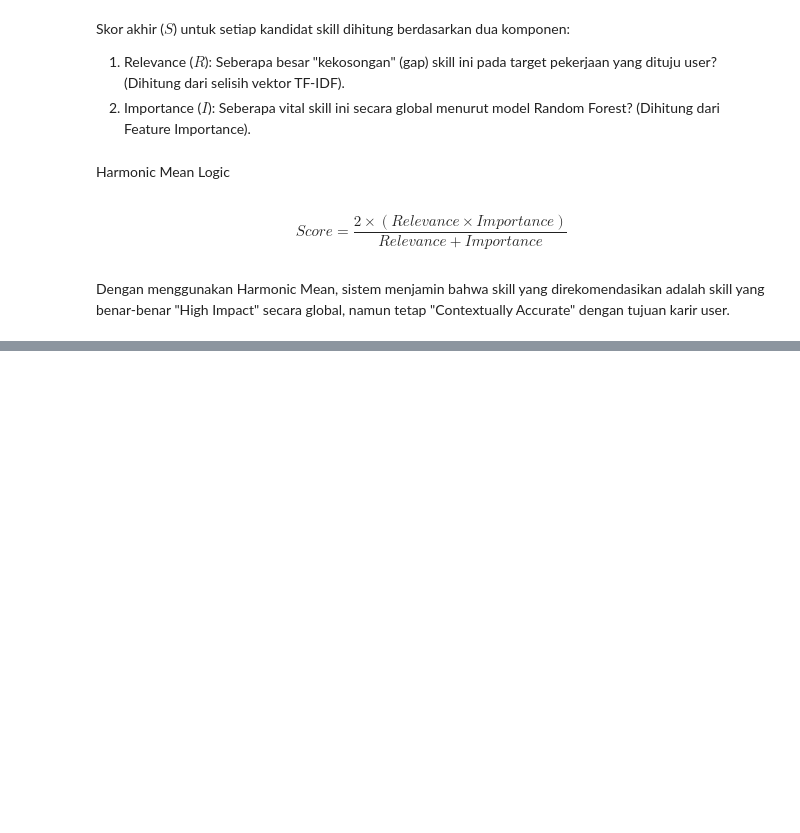
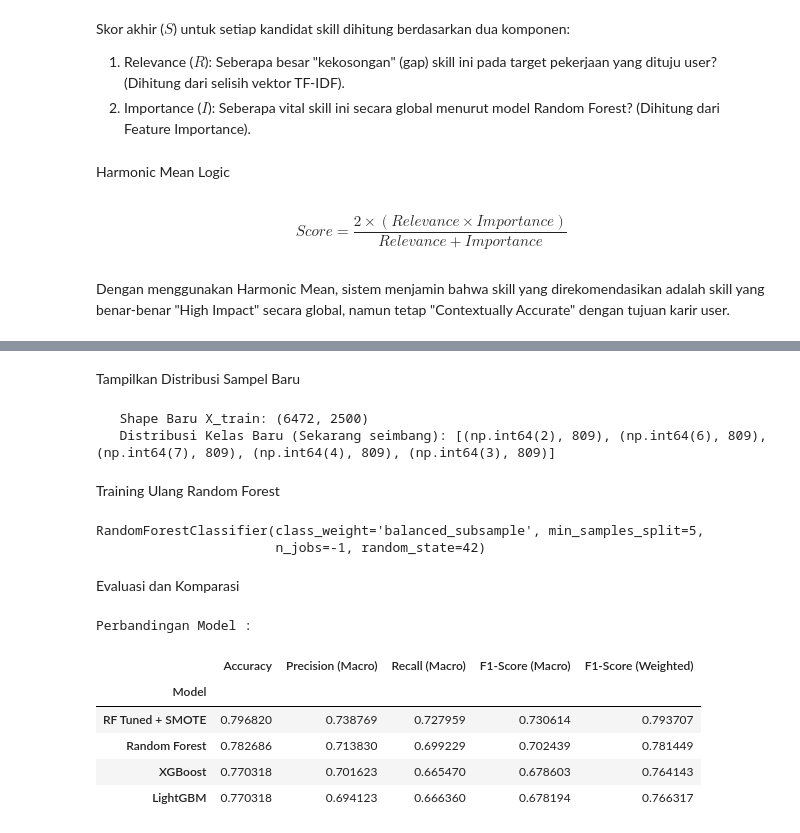
Before and after one commit to muhanangmahrub/Career-Path-Navigator, a Jupyter notebook: notebooks/abrar/notebook.ipynb, the cells around one changed output, grey strips where cells are left out. Cells and saved outputs as stored; diff of their text form; code cells hidden in the pictures; blank space fills up the shorter version.

```diff
--- a/notebooks/abrar/notebook.ipynb
+++ b/notebooks/abrar/notebook.ipynb
@@ -709,0 +1120,62 @@ gap_analyzer = SkillGapModule(tfidf, df_clean, global_importance_dict)
+# %% [markdown]
+Tampilkan Distribusi Sampel Baru
+# %%
+print(f"   Shape Baru X_train: {X_train_smote.shape}")
+print(f"   Distribusi Kelas Baru (Sekarang seimbang): {Counter(y_train_smote).most_common(5)}")
+# %% [output]
+   Shape Baru X_train: (6472, 2500)
+   Distribusi Kelas Baru (Sekarang seimbang): [(np.int64(2), 809), (np.int64(6), 809), (np.int64(7), 809), (np.int64(4), 809), (np.int64(3), 809)]
+# %% [markdown]
+Training Ulang Random Forest
+# %%
+# Menggunakan parameter terbaik dari tuning sebelumnya
+rf_tuned_smote = RandomForestClassifier(
+    n_estimators=100,
+    min_samples_split=5,
+    min_samples_leaf=1,
+    max_depth=None,              # Membiarkan pohon tumbuh maksimal
+    class_weight='balanced_subsample', # Tetap kita pakai sesuai request
+    random_state=42,
+    n_jobs=-1
+)
+
+# Train pada data yang SUDAH di-SMOTE
+rf_tuned_smote.fit(X_train_smote, y_train_smote)
+# %% [output]
+RandomForestClassifier(class_weight='balanced_subsample', min_samples_split=5,
+                       n_jobs=-1, random_state=42)
+# %% [markdown]
+Evaluasi dan Komparasi
+# %%
+# Hitung Metrik
+metrics_rf_tuned_smote = get_comprehensive_metrics(
+    rf_tuned_smote,
+    X_test_enc,
+    y_test_enc,
+    "RF Tuned + SMOTE"
+)
+
+# Gabungkan dengan hasil-hasil sebelumnya
+# Cek apakah tabel lama (df_comparison) ada
+if 'df_comparison' in locals():
+    # Ambil index lama reset jadi kolom biasa, lalu concat
+    final_comparison = pd.concat([df_comparison.reset_index(), pd.DataFrame([metrics_rf_tuned_smote])], ignore_index=True)
+    final_comparison = final_comparison.set_index('Model')
+else:
+    final_comparison = pd.DataFrame([metrics_rf_tuned_smote]).set_index('Model')
+
+# Urutkan dari F1-Macro Tertinggi ke Terendah
+final_comparison_sorted = final_comparison.sort_values('F1-Score (Macro)', ascending=False)
+
+print("Perbandingan Model :")
+
+# Tampilkan tabel polos (Standard Pandas Display)
+display(final_comparison_sorted)
+# %% [output]
+Perbandingan Model :
+|  | Accuracy | Precision (Macro) | Recall (Macro) | F1-Score (Macro) | F1-Score (Weighted) |
+| Model |  |  |  |  |  |
+| RF Tuned + SMOTE | 0.796820 | 0.738769 | 0.727959 | 0.730614 | 0.793707 |
+| Random Forest | 0.782686 | 0.713830 | 0.699229 | 0.702439 | 0.781449 |
+| XGBoost | 0.770318 | 0.701623 | 0.665470 | 0.678603 | 0.764143 |
+| LightGBM | 0.770318 | 0.694123 | 0.666360 | 0.678194 | 0.766317 |
```
Also changed, not shown: parts of 80 cells of this notebook.
